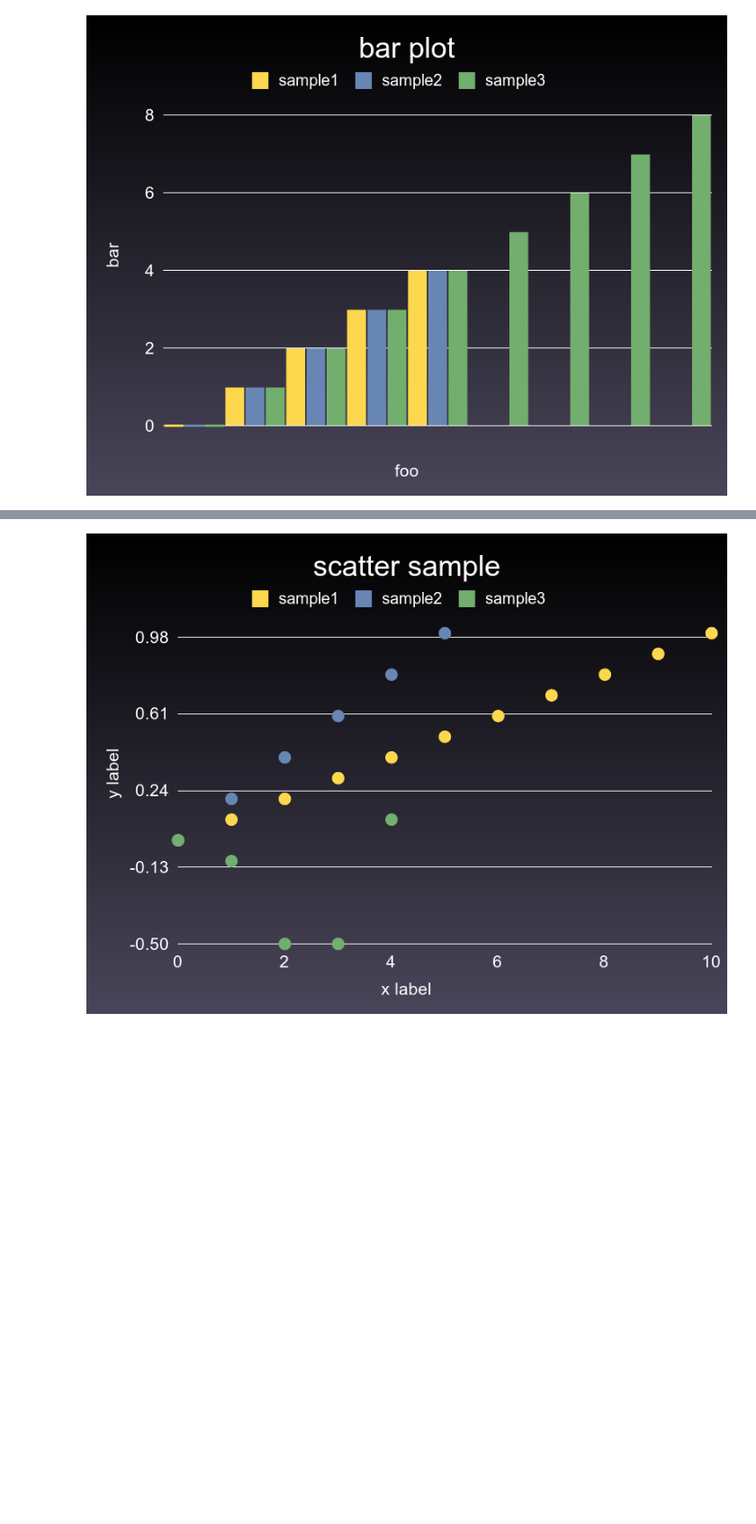
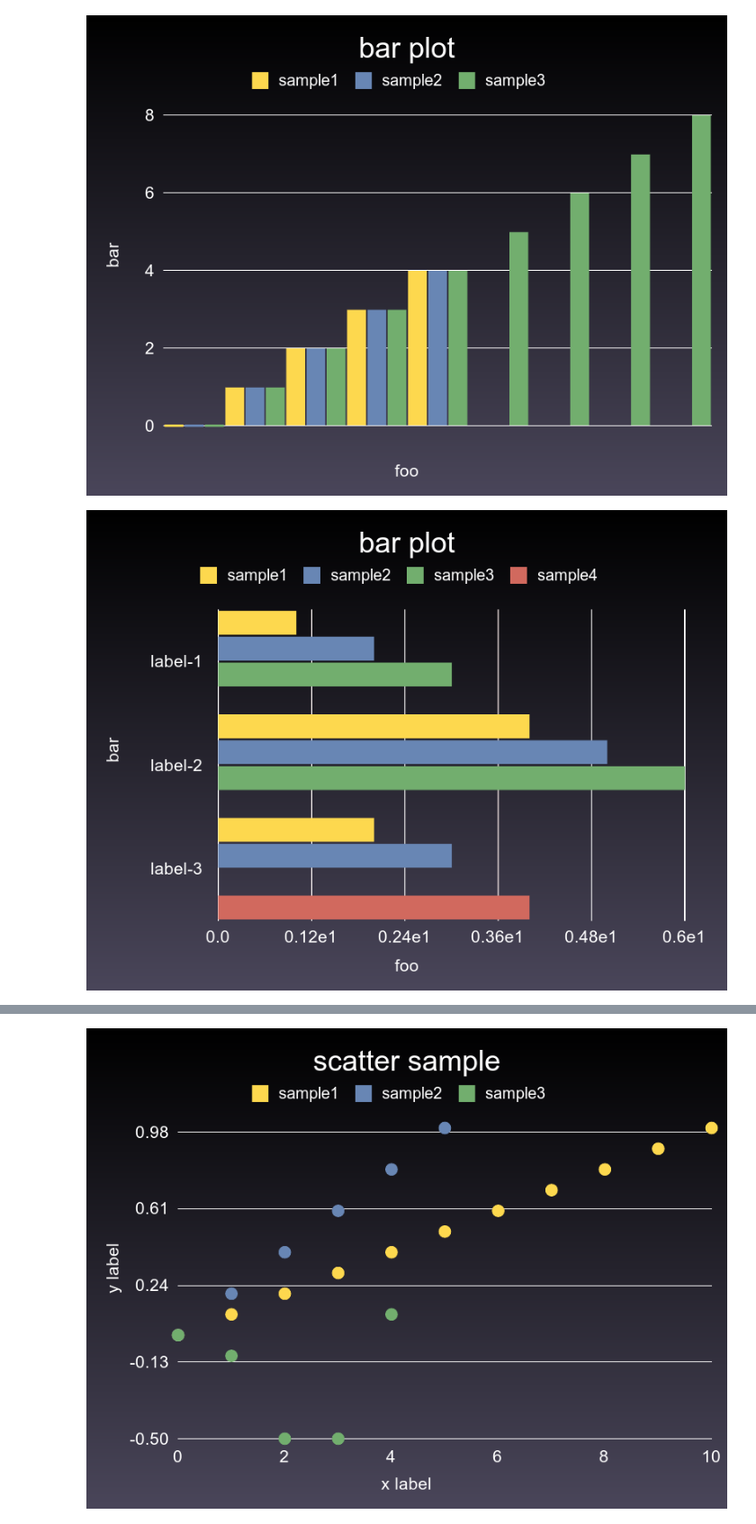
Before and after one commit to red-data-tools/charty, a Jupyter notebook: examples/sample_gruff.ipynb, the cells around one changed output, grey strips where cells are left out. Shown: that part at 90% size. Drawn from its saved outputs; the diff is of its cells as text; code cells hidden in the pictures; blank space fills up the shorter version.

Commit message:
Add :barh samples for gruff backend

```diff
--- a/examples/sample_gruff.ipynb
+++ b/examples/sample_gruff.ipynb
@@ -41,6 +41,19 @@ end
 bar.render("sample_images/bar_gruff.png")
 # %% [output]
 [figure]
+# %%
+barh = charty.barh do
+  series ["sample1","sample2","sample3"], [1,2,3], label: "label-1"
+  series ["sample1","sample2","sample3"], [4,5,6], label: "label-2"
+  series ["sample1","sample2","sample4"], [2,3,4], label: "label-3"
+  range x: 0..10, y: 1..100
+  xlabel 'foo'
+  ylabel 'bar'
+  title 'bar plot'
+end
+barh.render("sample_images/barh_gruff.png")
+# %% [output]
+[figure, added]
 # %%
 boxplot = charty.boxplot do
   data [[60,70,80,70,50], [100,40,20,80,70], [30, 10]]
```
Also changed, not shown: parts of 5 cells of this notebook, 1 other file.
